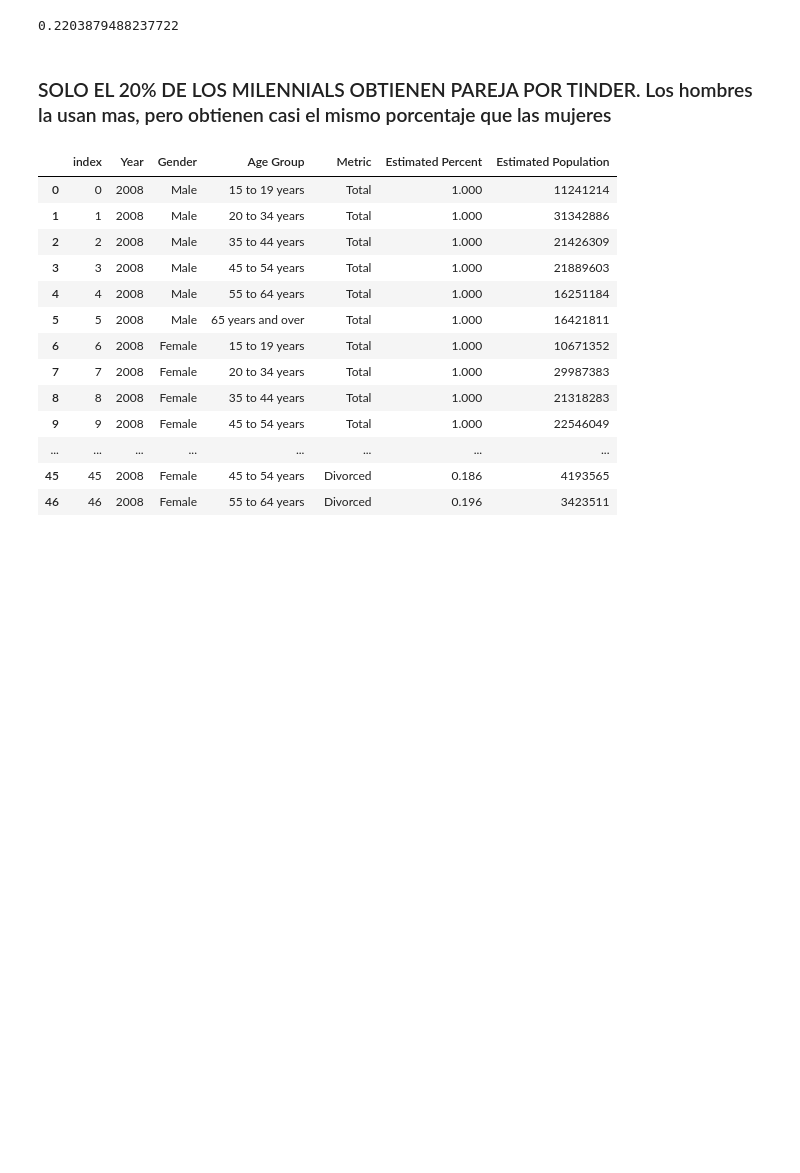
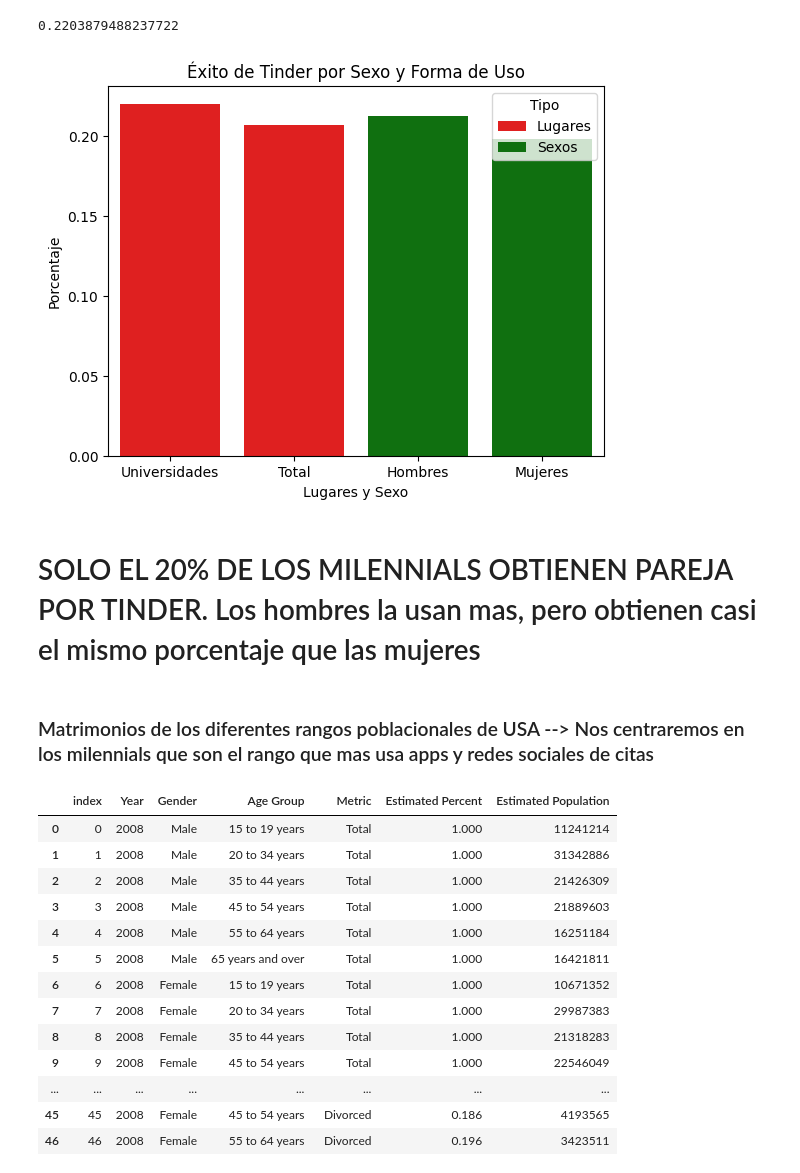
Before and after one commit to javipiazza94/Data-Science-TBB, a Jupyter notebook: SCRIPTS/Proyectos/EDA/1-Definicion_EDA.ipynb, the cells around one changed output. Saved outputs shown, nothing was run; the diff lists cells and outputs as text; code cells hidden in the pictures; blank space fills up the shorter version.

```diff
--- a/SCRIPTS/Proyectos/EDA/1-Definicion_EDA.ipynb
+++ b/SCRIPTS/Proyectos/EDA/1-Definicion_EDA.ipynb
@@ -177,3 +277,5 @@ male.Count.sum()
+# %%
+yes_men = yes_data['Percentage'].values[0]
 # %%
 female
 # %% [output]
@@ -189,3 +291,7 @@ female.Count.sum()
 (female.Count.sum() + male.Count.sum()) == total.Count.sum()
 # %% [output]
 True
+# %%
+# Filtrar por respuestas "Yes"
+yes_data = female[female['Answer'] == 'Yes']
+yes_data
@@ -192,3 +301,5 @@ True
+# %%
+yes_women = yes_data['Percentage'].values[0]
 # %%
 university
 # %% [output]
@@ -216,9 +327,46 @@ university_yes.Count.sum()
 # %% [output]
 534
 # %%
-university_yes.Count.sum()/university.Count.sum()
+ratio_uni_yes = university_yes.Count.sum()/university.Count.sum()
+ratio_uni_yes
 # %% [output]
 0.2203879488237722
+# %%
+
+# Datos Generales
+valores_lugar = [ratio_uni_yes, total_yes]
+valores_sexo = [yes_men, yes_women]
+
+# Categorías
+categorias1 = ['Universidades', 'Total']
+categorias2 = ['Hombres', 'Mujeres']
+
+# Crear el DataFrame
+data = {
+    'Categoría': categorias1 + categorias2,
+    'Valor': valores_lugar + valores_sexo,
+    'Tipo': ['Lugares'] * len(categorias1) + ['Sexos'] * len(categorias2)
+}
+
+df = pd.DataFrame(data)
+
+# Crear el gráfico de barras con Seaborn
+sns.barplot(x='Categoría', y='Valor', hue='Tipo', data=df, palette={'Lugares': 'red', 'Sexos': 'green'})
+
+# Añadir etiquetas y título
+plt.xlabel('Lugares y Sexo')
+plt.ylabel('Porcentaje')
+plt.title('Éxito de Tinder por Sexo y Forma de Uso')
+
+# Ajustar la leyenda
+plt.legend(title='Tipo')
+
+# Mostrar el gráfico
+plt.show()
+# %% [output]
+[figure, added]
 # %% [markdown]
-### SOLO EL 20% DE LOS MILENNIALS OBTIENEN PAREJA POR TINDER. Los hombres la usan mas, pero obtienen casi el mismo porcentaje que las mujeres
+# SOLO EL 20% DE LOS MILENNIALS OBTIENEN PAREJA POR TINDER. Los hombres la usan mas, pero obtienen casi el mismo porcentaje que las mujeres
+# %% [markdown]
+### Matrimonios de los diferentes rangos poblacionales de USA --> Nos centraremos en los milennials que son el rango que mas usa apps y redes sociales de citas
 # %%
```
Also changed, not shown: parts of 43 cells of this notebook.
